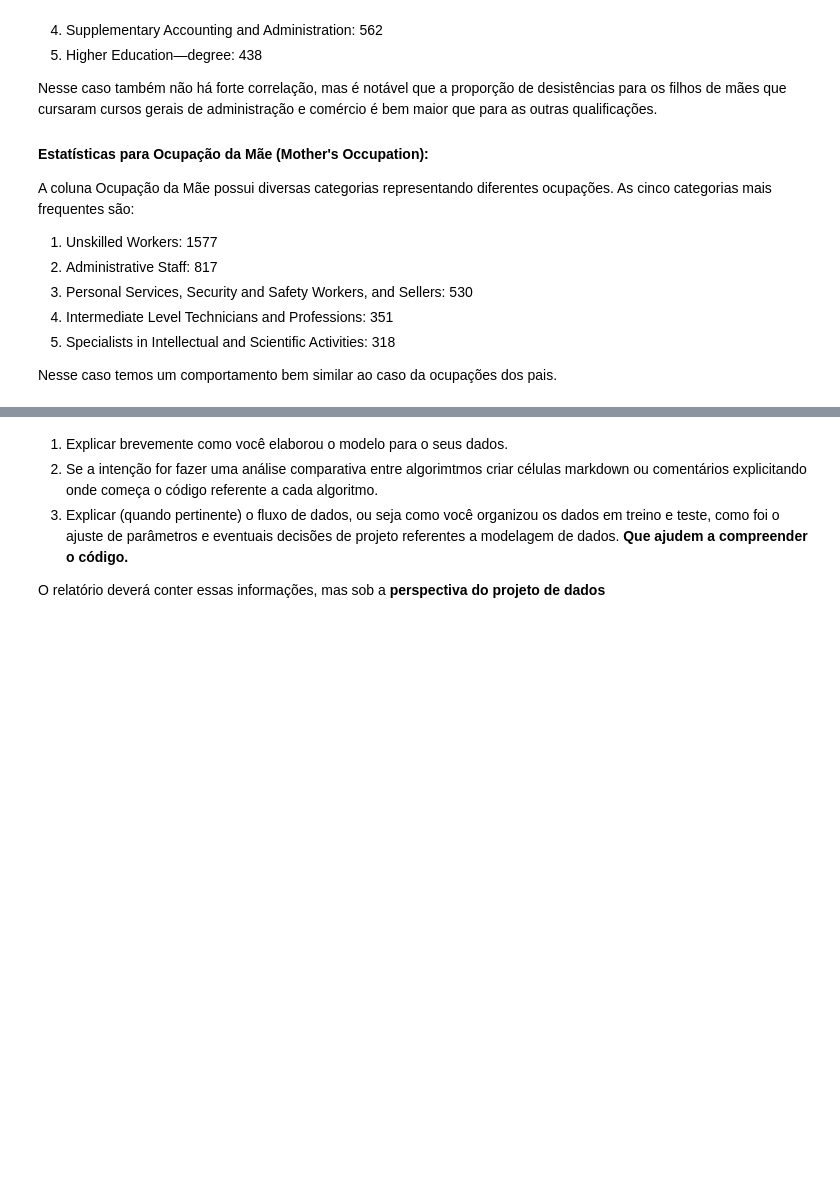
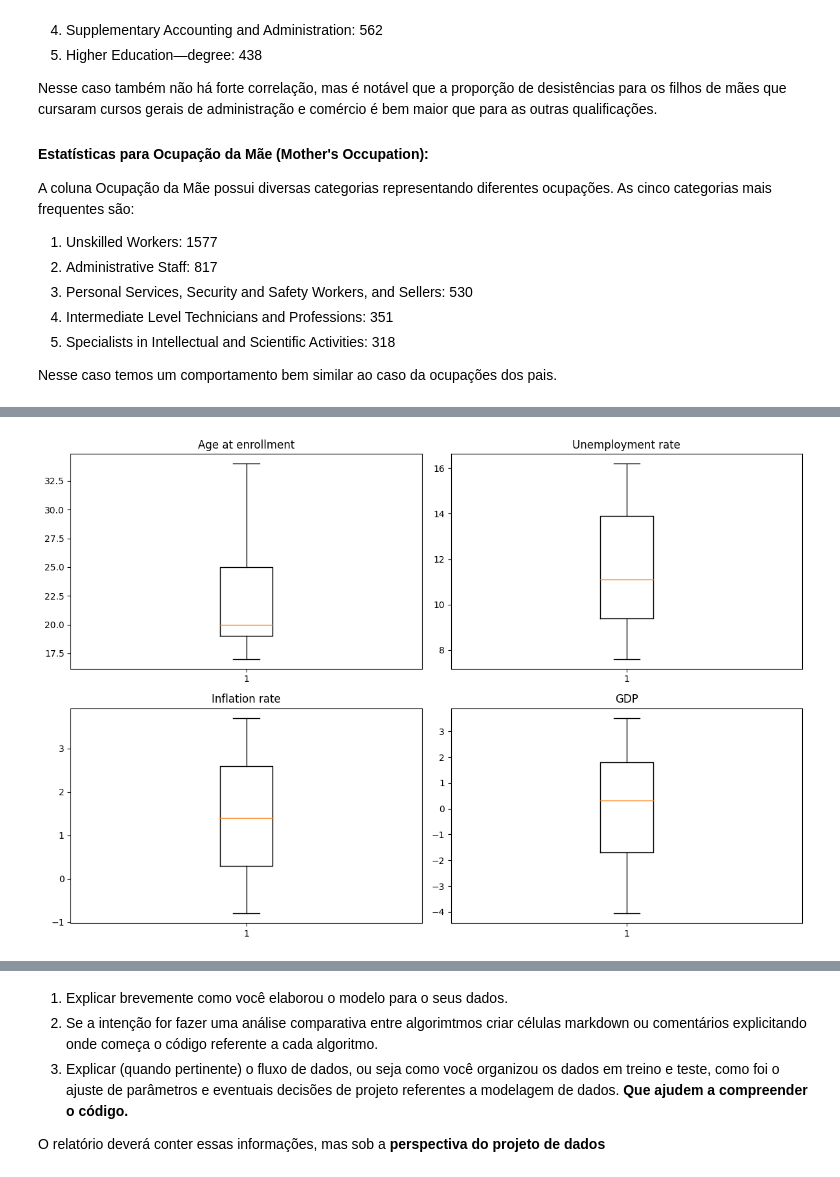
Before and after one commit to Chbmleao/DataMining-TP4, a Jupyter notebook: TP_Mineração_de_Dados.ipynb, the cells around one changed output, grey strips where cells are left out. Cells and saved outputs as stored; diff of their text form; code cells hidden in the pictures; blank space fills up the shorter version.

```diff
--- a/TP_Mineração_de_Dados.ipynb
+++ b/TP_Mineração_de_Dados.ipynb
@@ -516,0 +597,4 @@ Nesse caso temos um comportamento bem similar ao caso da ocupações dos pais.
+# %%
+plot_numerical_variable_outliers()
+# %% [output]
+[figure, added]
```
Also changed, not shown: parts of 13 cells of this notebook.
